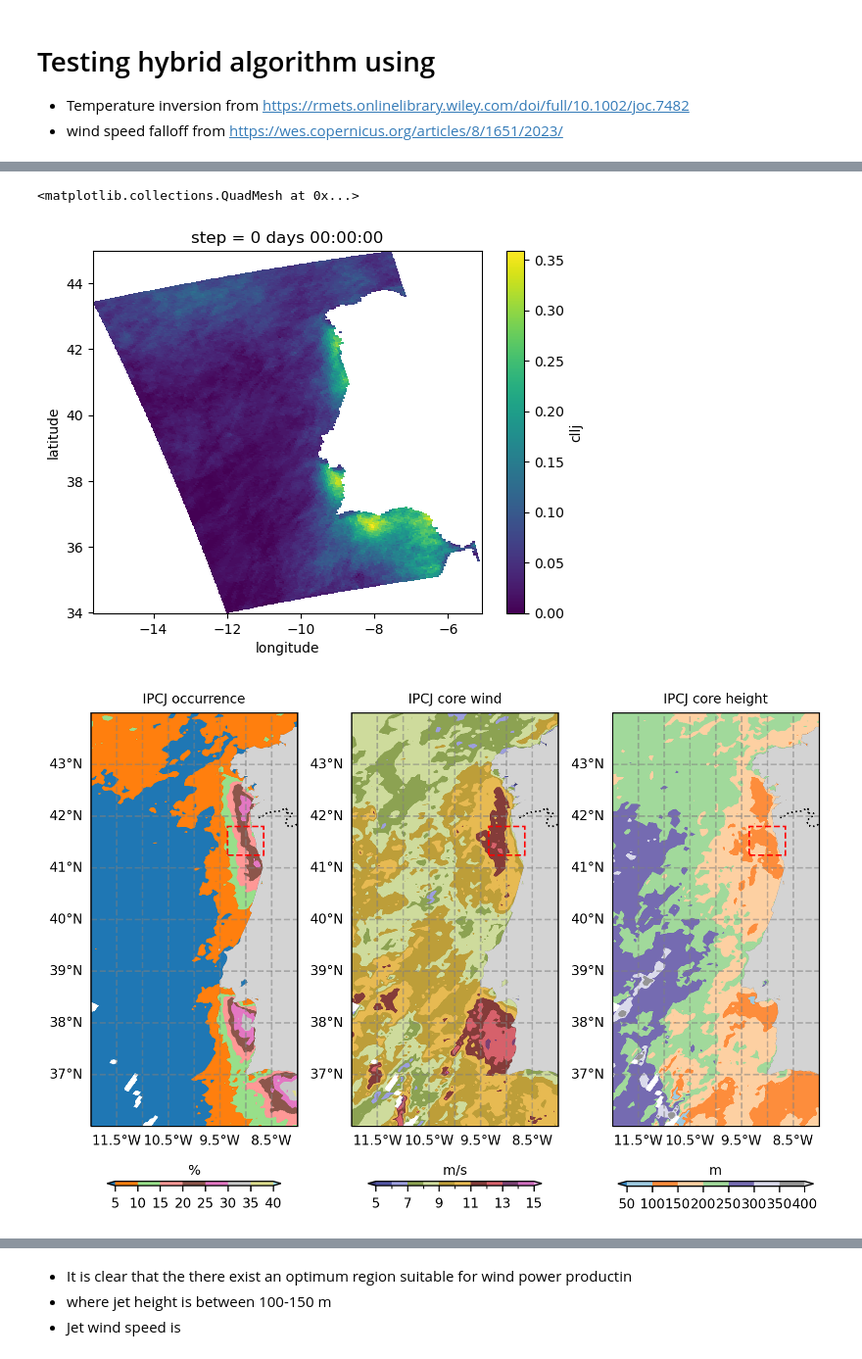
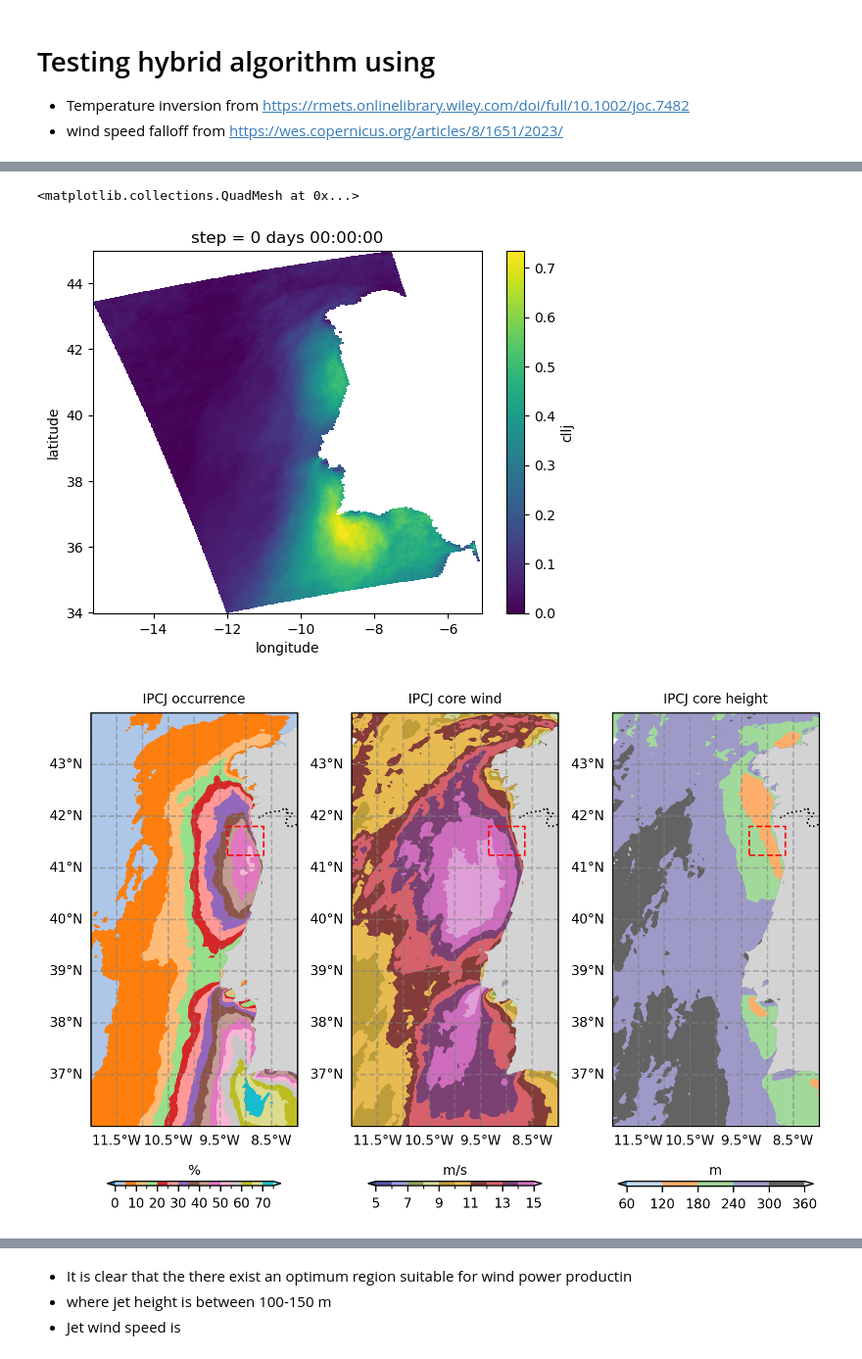
Before and after one commit to HarishBaki/EU_SCORES_project, a Jupyter notebook: CLLJ/scripts/analysis/CLLJ_analysis.ipynb, the cells around one changed output, grey strips where cells are left out. Shown at 98% size. Saved outputs shown, nothing was run; the diff lists cells and outputs as text; code cells hidden in the pictures.

```diff
--- a/CLLJ/scripts/analysis/CLLJ_analysis.ipynb
+++ b/CLLJ/scripts/analysis/CLLJ_analysis.ipynb
@@ -138,9 +153,9 @@ P6 = [41.5236, -8.9]
 target_grid = {'min_lat': 35, 'min_lon': -11,'max_lat':44,'max_lon':-8.5}
 heightAboveGround = [ 15.,  30.,  50.,  75., 100.0, 150.0, 200., 250., 300., 400., 500.]
 # %%
-files = ['CERRA_gridded_15_30_50_75_200_250_300_400_500_wind_2007_7.nc',
-         'CERRA_gridded_100_m_wind_2007_7.nc',
-         'CERRA_gridded_150_m_wind_2007_7.nc']
+files = ['CERRA_gridded_15_30_50_75_200_250_300_400_500_wind_2011_7.nc',
+         'CERRA_gridded_100_m_wind_2011_7.nc',
+         'CERRA_gridded_150_m_wind_2011_7.nc']
 ws_rest = xr.open_dataset(f'{root_dir}/{files[0]}').ws
 ws_rest = regional_extraction(ws_rest,target_grid)
 #ws = ws.reindex(heightAboveGround=heightAboveGround)
@@ -150,11 +165,11 @@ ws150 = xr.open_dataset(f'{root_dir}/{files[2]}').ws
 ws150 = regional_extraction(ws150,target_grid,lon_convert=True).assign_coords(longitude=ws_rest.longitude)
 
 # Concatenate along heightAboveGround dimension
-ws = xr.concat([ws_rest, ws100, ws150], dim='heightAboveGround')
-ws = ws.reindex(heightAboveGround=heightAboveGround)
+CERRA_ws = xr.concat([ws_rest, ws100, ws150], dim='heightAboveGround')
+CERRA_ws = CERRA_ws.reindex(heightAboveGround=heightAboveGround)
 
-temp = xr.open_dataset(f'{root_dir}/CERRA_gridded_height_level_temp_2007_7.nc').t
-temp = regional_extraction(temp,target_grid)
+CERRA_temp = xr.open_dataset(f'{root_dir}/CERRA_gridded_height_level_temp_2011_7.nc').t
+CERRA_temp = regional_extraction(CERRA_temp,target_grid)
 # %%
 lsm = xr.open_dataset(f'{root_dir}/CERRA_landseamask.nc')['lsm']
 lsm = regional_extraction(lsm,target_grid,lon_convert=True)
@@ -263,15 +278,14 @@ cllj_detection.to_netcdf(f'{root_dir}/CERRA_LLJ_existence.nc')
 # %%
-cllj_detection = xr.open_dataset(f'{root_dir}/CERRA_LLJ_existence.nc')
-cllj_detection = cllj_detection.rename({'__xarray_dataarray_variable__': 'cllj'})
+cllj_detection = xr.open_dataset(f'{root_dir}/CERRA_LLJ_existence_July_2011_.nc')
 # %%
-core_wind = ws.max(dim='heightAboveGround')
-core_height = ws.heightAboveGround.isel(heightAboveGround=ws.argmax('heightAboveGround'))
+core_wind = CERRA_ws.max(dim='heightAboveGround')
+core_height = CERRA_ws.heightAboveGround.isel(heightAboveGround=CERRA_ws.argmax('heightAboveGround'))
 masked_core_wind = core_wind.where(cllj_detection).where(lsm.data == 0)
 masked_core_height = core_height.where(cllj_detection).where(lsm.data == 0)
-(cllj_detection.cllj.sum(dim='time')/len(cllj_detection.time)).where(lsm.data==0).plot(x='longitude',y='latitude',col_wrap=3)
+(cllj_detection.cllj.mean(dim='time').where(lsm.data==0)).plot(x='longitude',y='latitude',col_wrap=3)
 # %% [output]
 <matplotlib.collections.QuadMesh at 0x...>
-[figure, old version]
+[figure, new version]
 # %%
 def map_plotter(gs,data,x,y,levels,cmap,title,shrink,colorbar,cbar_label,orientation,extent=None,rectangles=None,sample_points=None,fontsize=None,pad=None):
     ax = fig.add_subplot(gs,projection=ccrs.PlateCarree())
@@ -335,28 +349,28 @@ def map_plotter(gs,data,x,y,levels,cmap,title,shrink,colorbar,cbar_label,orienta
 
     return ax
 # %%
-cllj_freq = cllj_detection.cllj.sum(dim='time')*100/len(cllj_detection.time)
-core_wind = ws.max(dim='heightAboveGround')
-core_height = ws.heightAboveGround.isel(heightAboveGround=ws.argmax('heightAboveGround'))
+cllj_freq = cllj_detection.cllj.mean(dim='time')*100
+core_wind = CERRA_ws.max(dim='heightAboveGround')
+core_height = CERRA_ws.heightAboveGround.isel(heightAboveGround=CERRA_ws.argmax('heightAboveGround'))
 
 fig = plt.figure(figsize=(8,6), dpi=300)
 gs = matplotlib.gridspec.GridSpec(1, 3)
 extent = [-12, -8, 36, 44]
-data = cllj_freq.where(cllj_freq>0)
-map_plotter(gs[0],data,x='longitude',y='latitude',levels=np.arange(5,40.1,5),cmap='tab20',
+data = cllj_freq
+map_plotter(gs[0],data,x='longitude',y='latitude',levels=np.arange(0,75.1,5),cmap='tab20',
             title='IPCJ occurrence',shrink=0.8,colorbar=True,cbar_label='%',
             orientation='horizontal',extent=extent,rectangles=True,fontsize=8,pad=0.1)
 
 data = core_wind.where(cllj_detection.cllj).mean(dim='time')
 map_plotter(gs[1],data,x='longitude',y='latitude',levels=np.arange(5,15.1,1),cmap='tab20b',
             title='IPCJ core wind',shrink=0.8,colorbar=True,cbar_label='m/s',
             orientation='horizontal',extent=extent,rectangles=True,fontsize=8,pad=0.1)
 
 data = core_height.where(cllj_detection.cllj).mean(dim='time')
-map_plotter(gs[2],data,x='longitude',y='latitude',levels=np.arange(50,400.1,50),cmap='tab20c',
+map_plotter(gs[2],data,x='longitude',y='latitude',levels=np.arange(60,400.1,60),cmap='tab20c',
             title='IPCJ core height',shrink=0.9,colorbar=True,cbar_label='m',
             orientation='horizontal',extent=extent,rectangles=True,fontsize=8,pad=0.1)
-plt.savefig(f'/home/harish/Dropbox/Apps/Overleaf/Assessment of Wind Energy Resources for Portugal at Super-Scale Resolution/IPCJ_occurrence_core_wind_core_height_July_2007.pdf')
+plt.savefig(f'/home/harish/Dropbox/Apps/Overleaf/Assessment of Wind Energy Resources for Portugal at Super-Scale Resolution/IPCJ_occurrence_core_wind_core_height_July_2011_from_CERRA.pdf')
 # %% [output]
-[figure, old version]
+[figure, new version]
 # %%
```
Also changed, not shown: parts of 16 cells of this notebook, 9 other files.
